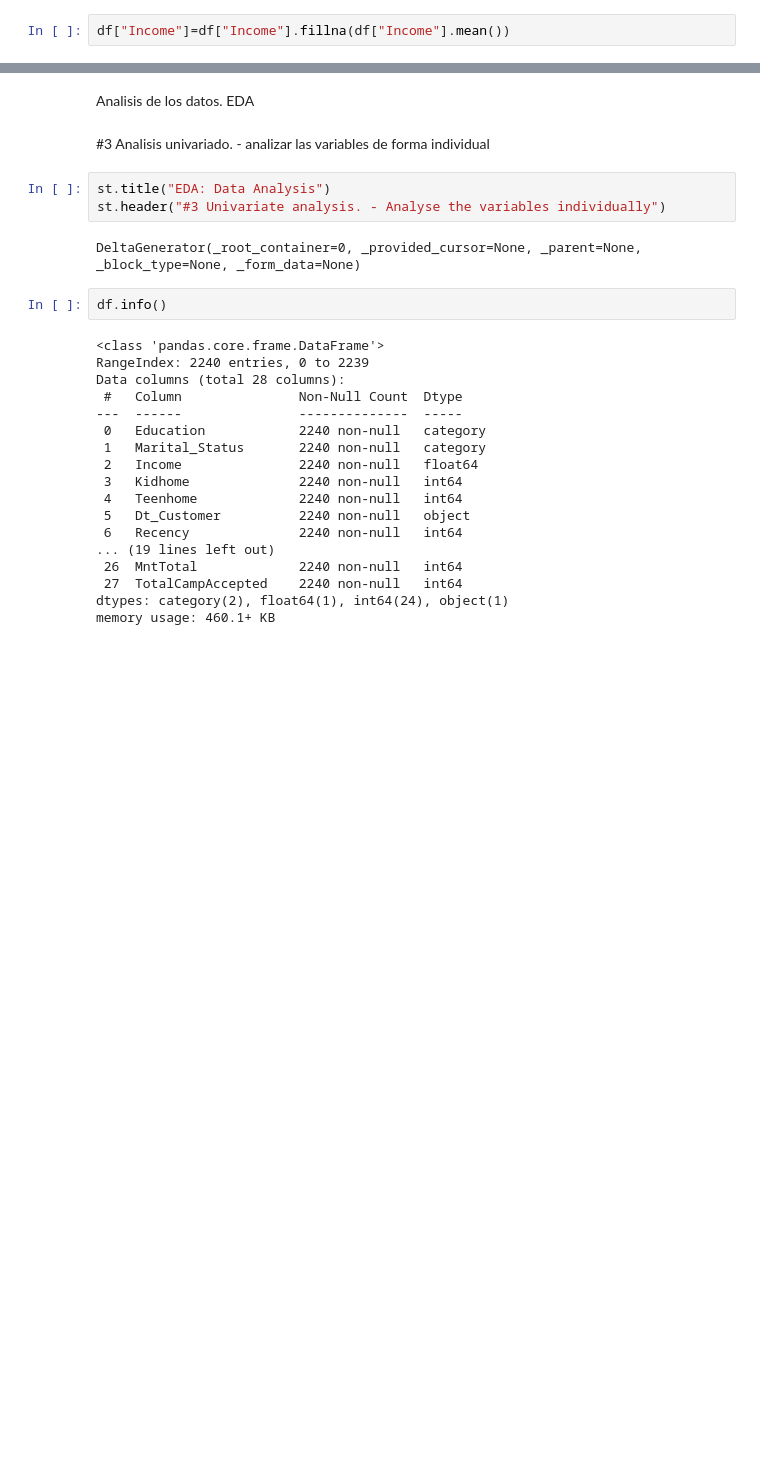
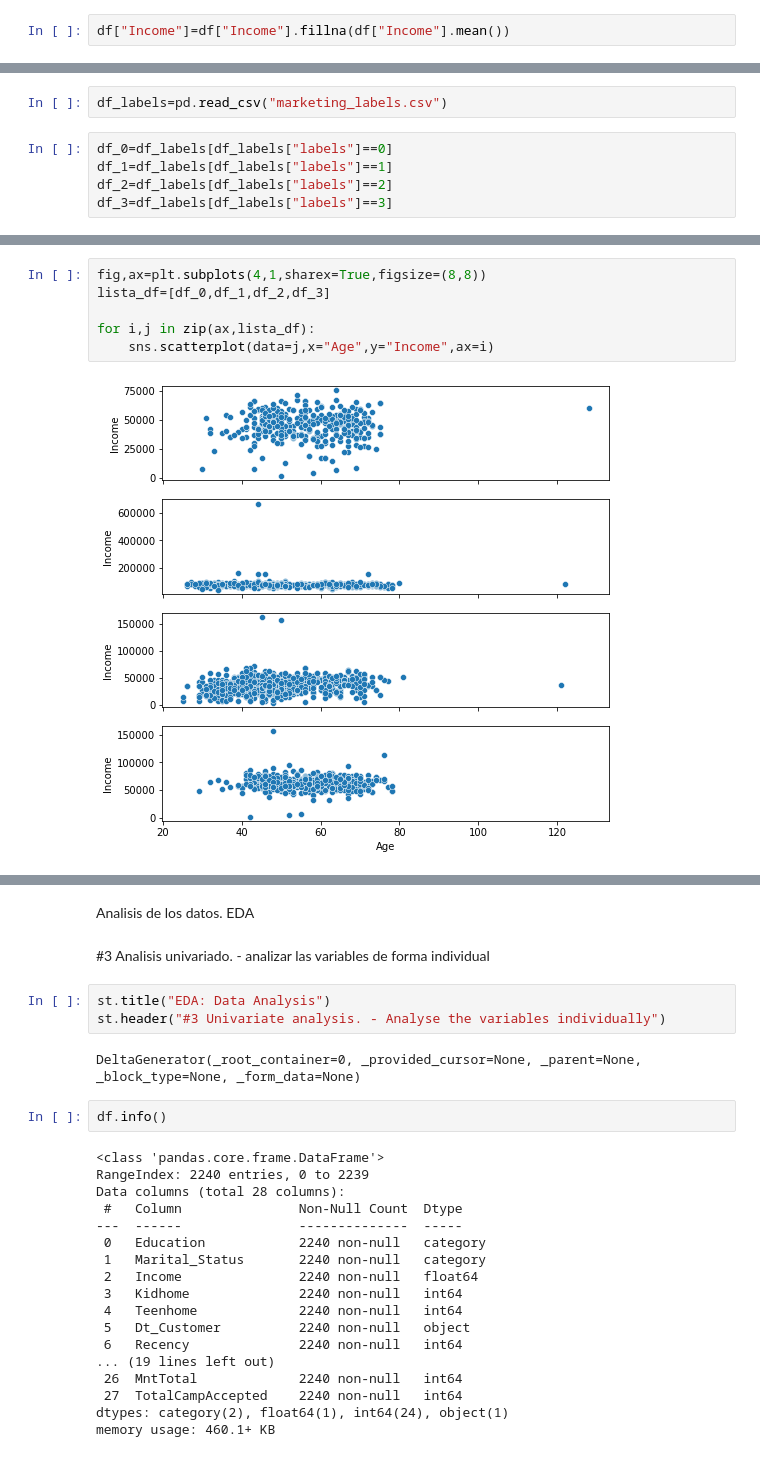
Before and after one commit to alfredo-bb/Customer-segmentation, a Jupyter notebook: customer_segmentation.ipynb, the cells around one changed output, grey strips where cells are left out. Drawn from its saved outputs; the diff is of its cells as text; blank space fills up the shorter version.

```diff
--- a/customer_segmentation.ipynb
+++ b/customer_segmentation.ipynb
@@ -223,0 +277,7 @@ df.drop(columns=["ID","Year_Birth"],inplace=True)
+# %%
+df_labels=pd.read_csv("marketing_labels.csv")
+# %%
+df_0=df_labels[df_labels["labels"]==0]
+df_1=df_labels[df_labels["labels"]==1]
+df_2=df_labels[df_labels["labels"]==2]
+df_3=df_labels[df_labels["labels"]==3]
@@ -223,0 +292,8 @@ df.drop(columns=["ID","Year_Birth"],inplace=True)
+# %%
+fig,ax=plt.subplots(4,1,sharex=True,figsize=(8,8))
+lista_df=[df_0,df_1,df_2,df_3]
+
+for i,j in zip(ax,lista_df):
+    sns.scatterplot(data=j,x="Age",y="Income",ax=i)
+# %% [output]
+[figure, added]
```
Also changed, not shown: parts of 16 cells of this notebook, 7 other files.
